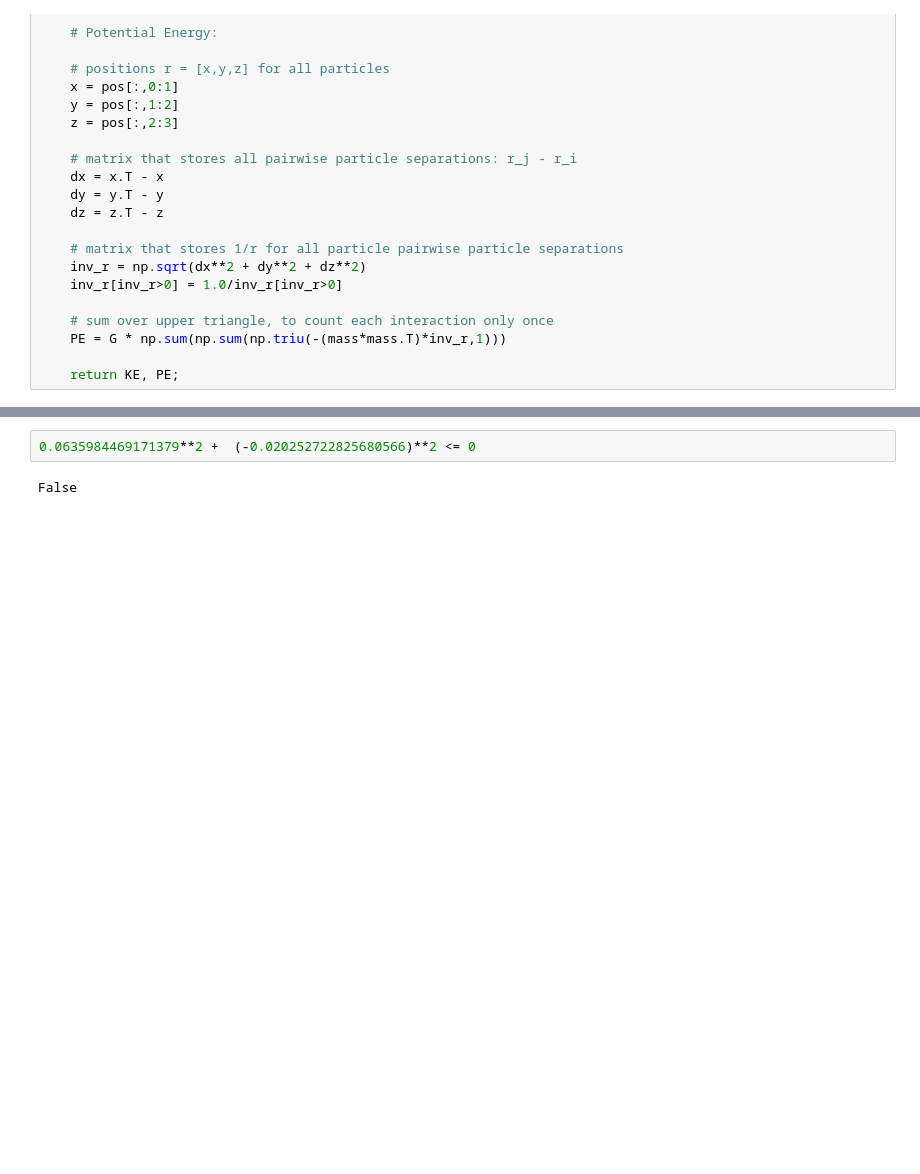
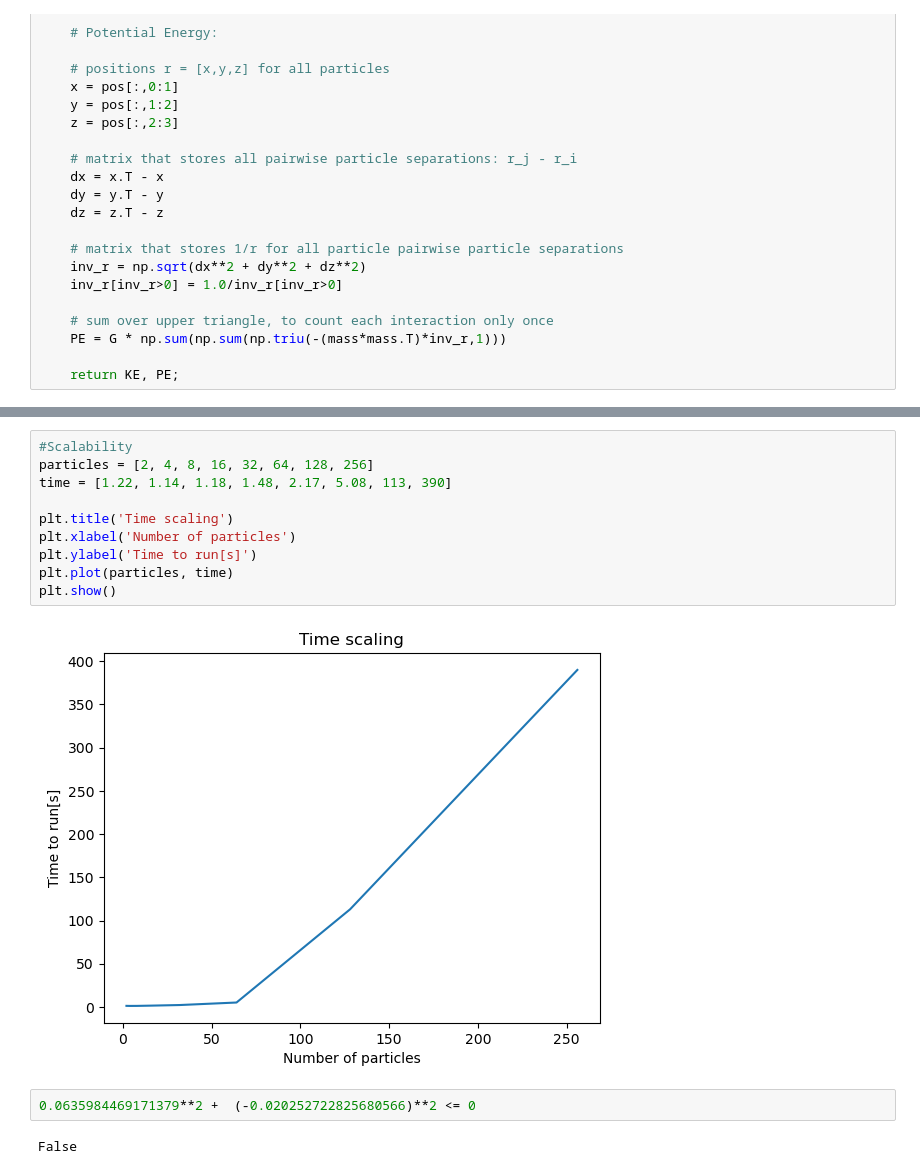
Before and after one commit to eleanorstuart/csci596, a Jupyter notebook: NBody Simulation.ipynb, the cells around one changed output, grey strips where cells are left out. Drawn from its saved outputs; the diff is of its cells as text; blank space fills up the shorter version.

```diff
--- a/NBody Simulation.ipynb
+++ b/NBody Simulation.ipynb
@@ -262,3 +274,15 @@ Wall time: 1min 54s
+# %%
+#Scalability
+particles = [2, 4, 8, 16, 32, 64, 128, 256]
+time = [1.22, 1.14, 1.18, 1.48, 2.17, 5.08, 113, 390]
+
+plt.title('Time scaling')
+plt.xlabel('Number of particles')
+plt.ylabel('Time to run[s]')
+plt.plot(particles, time)
+plt.show()
+# %% [output]
+[figure, added]
 # %%
 0.0635984469171379**2 +  (-0.020252722825680566)**2 <= 0
 # %% [output]
```
Also changed, not shown: parts of 2 cells of this notebook.
